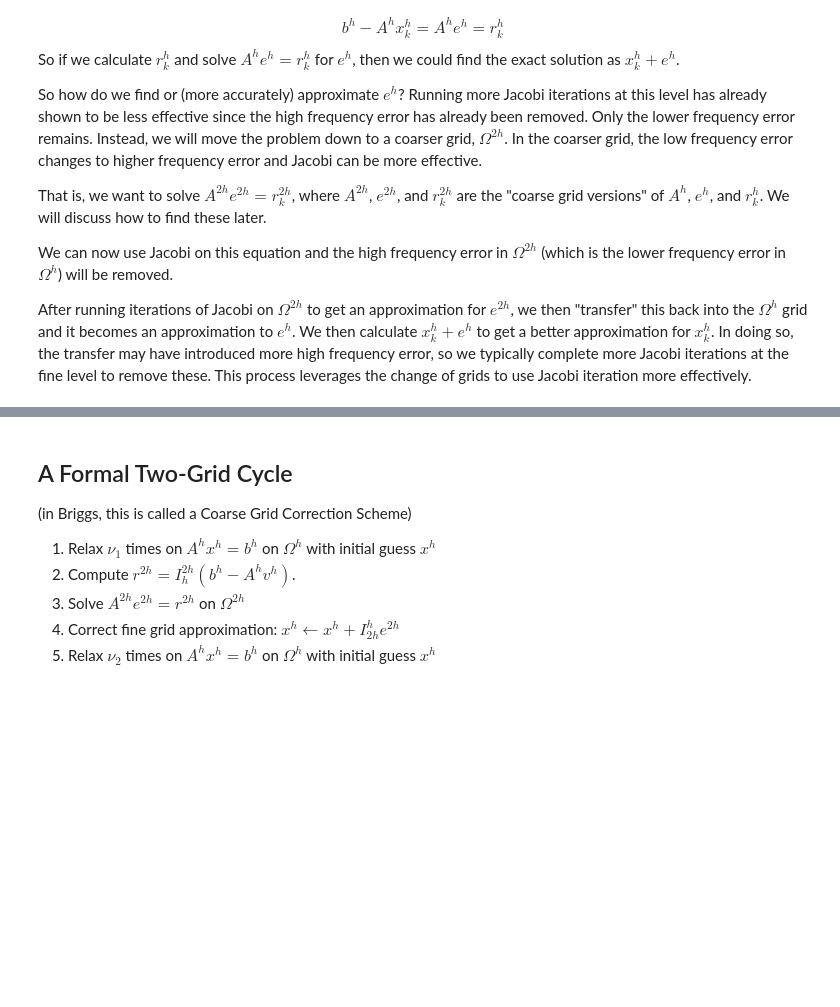
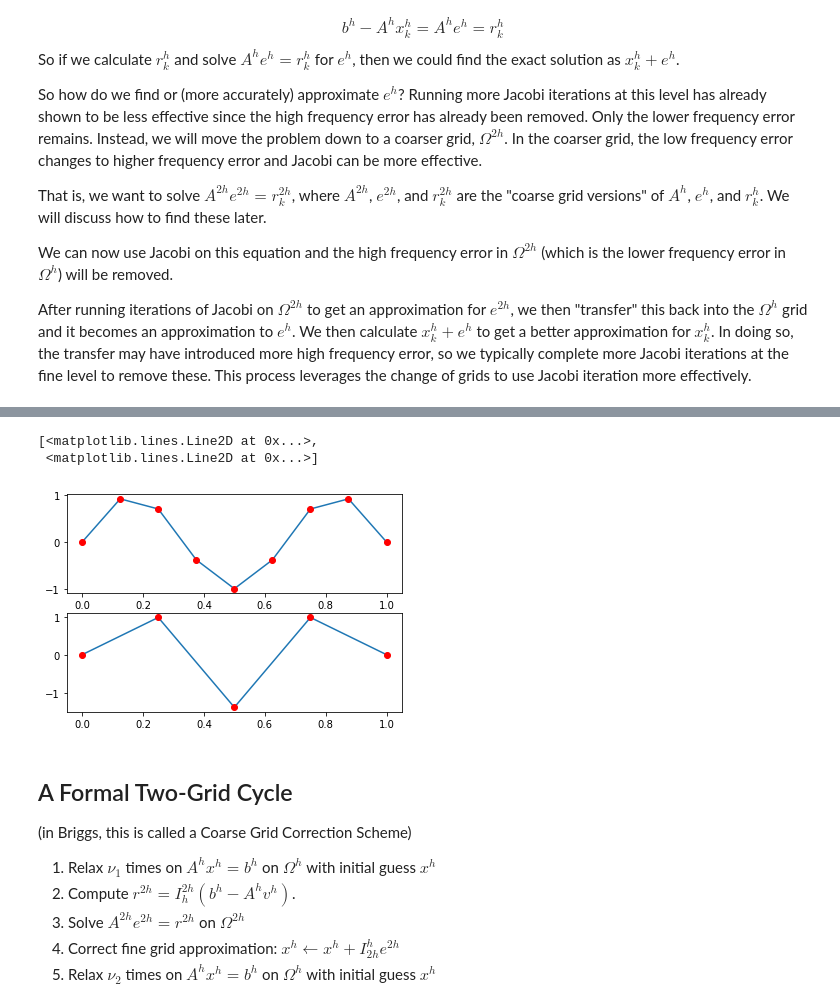
Before and after one commit to nsmoore57/M5344-IterativeMethods, a Jupyter notebook: MultigridPresentation/Multigrid Presentation.ipynb, the cells around one changed output, grey strips where cells are left out. Cells and saved outputs as stored; diff of their text form; code cells hidden in the pictures; blank space fills up the shorter version.

Commit message:
Add restrict operator to MG pres

```diff
--- a/MultigridPresentation/Multigrid Presentation.ipynb
+++ b/MultigridPresentation/Multigrid Presentation.ipynb
@@ -169,3 +191,26 @@ plt.plot(x_fine, y_fine,'ro')
+# %%
+# Set up the fine grid first
+x_fine = np.linspace(0,1,9)
+y_fine = np.sin(3*np.pi*x_fine)
+
+# Now the coarse grid
+x_coarse = np.linspace(0,1,5)
+y_coarse = np.zeros((5,1))
+
+# Create the restriction matrix - it's the transpose of the prolongation matrix
+I_restrict = I_prolong.T
+
+# Interpolate from the coarse y values into the finer y-values
+y_coarse[1:4,0] = I_restrict.dot(y_fine[1:8])
+
+# Plot the coarse grid quantities as a blue line and the fine grid as red circles
+fig, axs = plt.subplots(2,1)
+axs[0].plot(x_fine, y_fine, '-', x_fine, y_fine,'ro')
+axs[1].plot(x_coarse,y_coarse,'-',x_coarse, y_coarse, 'ro')
+# %% [output]
+[<matplotlib.lines.Line2D at 0x...>,
+ <matplotlib.lines.Line2D at 0x...>]
+[figure, added]
 # %% [markdown]
 ## A Formal Two-Grid Cycle
 (in Briggs, this is called a Coarse Grid Correction Scheme)
```
Also changed, not shown: parts of 7 cells of this notebook.
